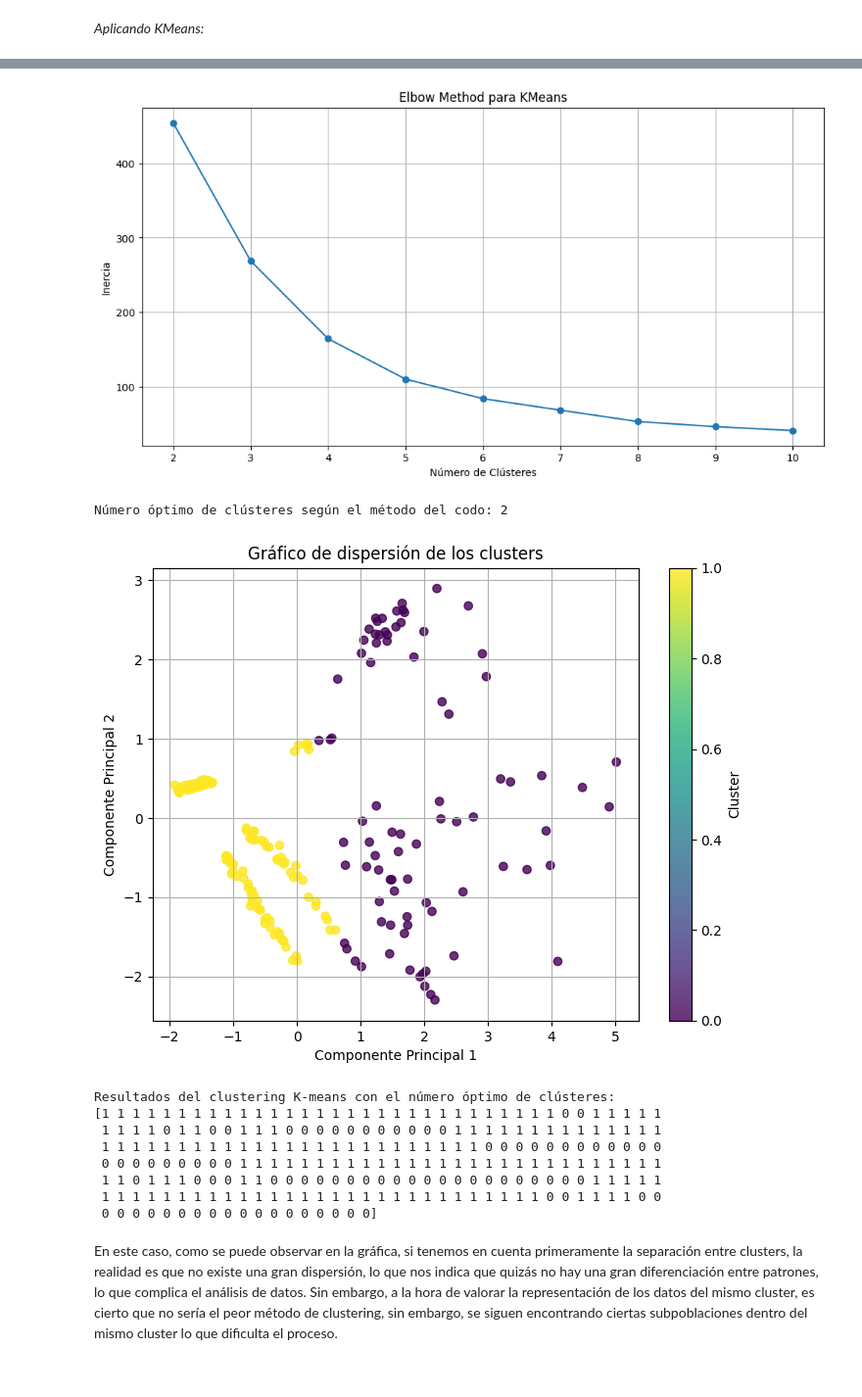
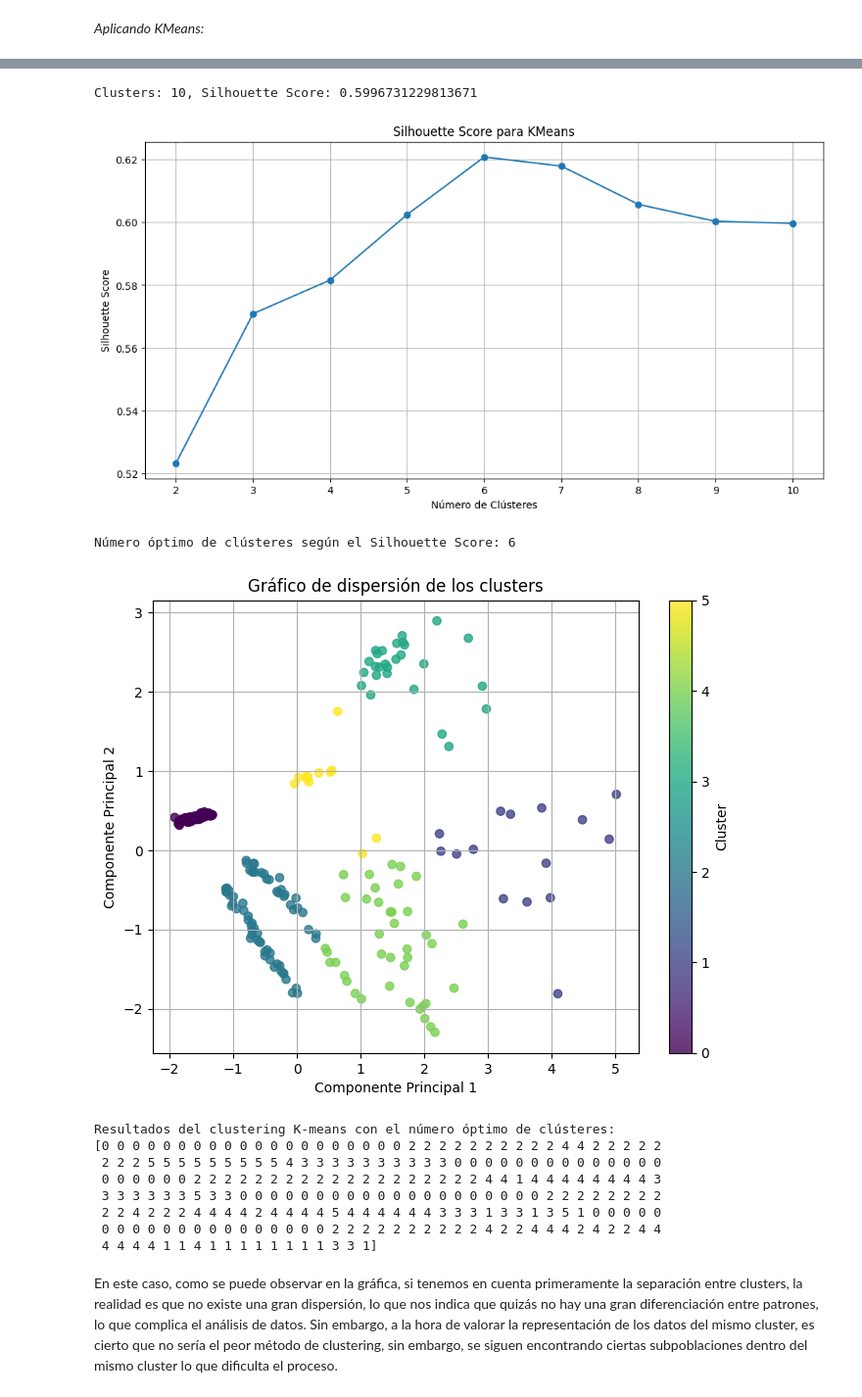
Before and after one commit to MigueLucena/Determinaci-n-Tipos-de-Estrellas, a Jupyter notebook: Practica2NT1.ipynb, the cells around one changed output, grey strips where cells are left out. Shown at 98% size. Drawn from its saved outputs; the diff is of its cells as text; code cells hidden in the pictures.

```diff
--- a/Practica2NT1.ipynb
+++ b/Practica2NT1.ipynb
@@ -169,7 +169,7 @@ def load_data(file_path):
 
     return data.values
 
-data = load_data("stars_data.csv")
+data_onehot = load_data("stars_data.csv")
 # %%
 
 # Medimos el tiempo de ejecución y comparar con la implementación de scikit-learn
@@ -243,7 +243,7 @@ n_clusters_range = range(2, max_clusters + 1)
 for n_clusters in n_clusters_range:
     start_time = time.time()
     kmeans = KMeans(n_clusters=n_clusters)
-    labels = kmeans.fit_predict(data)
+    labels = kmeans.fit_predict(data_onehot)
     end_time = time.time()
     execution_time = end_time - start_time
     silhouette = silhouette_score(data, labels)
@@ -1210,10 +1132,10 @@ for eps in eps_range:
     for min_samples in min_samples_range:
         clustering = DBSCAN(eps=eps, min_samples=min_samples)
         start_time = time.time()
-        labels = clustering.fit_predict(data_ordinal_pca)
+        labels = clustering.fit_predict(data_ordinal)
         end_time = time.time()
         execution_time = end_time - start_time
-        silhouette = silhouette_score(data_ordinal_pca, labels)
+        silhouette = silhouette_score(data_ordinal, labels)
         silhouette_values.append(silhouette)
         cluster_labels.append(labels)
         execution_times.append(execution_time)
@@ -1231,16 +1153,8 @@ print(f"Parámetros óptimos: eps={optimal_eps}, min_samples={optimal_min_sample
 
 # Ejecutar DBSCAN con los parámetros óptimos y mostrar resultados
 optimal_clustering = DBSCAN(eps=optimal_eps, min_samples=optimal_min_samples)
-optimal_labels = optimal_clustering.fit_predict(data_ordinal_pca)
+optimal_labels = optimal_clustering.fit_predict(data_ordinal)
 
-# Graficar los resultados del clustering con los parámetros óptimos
-plt.figure(figsize=(10, 7))
-scatter = plt.scatter(data_ordinal_pca[:, 0], data_ordinal_pca[:, 1], c=optimal_labels, cmap='viridis', marker='o')
-plt.title('DBSCAN Clustering Results')
-plt.xlabel('Feature 1')
-plt.ylabel('Feature 2')
-plt.colorbar(scatter)
-plt.show()
 
 # Imprimir los resultados del clustering con los parámetros óptimos
 print("Resultados del clustering DBSCAN con parámetros óptimos:")
@@ -1284,5 +1187,6 @@ Coeficiente de Silueta con parámetros óptimos: 0.7658912331435647
 # %%
 from sklearn.cluster import KMeans
+from sklearn.metrics import silhouette_score
 from sklearn.decomposition import PCA
 import numpy as np
 import matplotlib.pyplot as plt
@@ -1293,8 +1197,8 @@ import matplotlib.pyplot as plt
 pca = PCA(n_components=2)
 data_reduced = pca.fit_transform(data_onehot_pca)
 
-# Lista para almacenar los valores de inercia
-inertia_values = []
+# Lista para almacenar los valores de silueta
+silhouette_scores = []
 
 # Rango de número de clústeres a probar (desde 2)
 n_clusters_range = range(2, 11)  # Probamos desde 2 hasta 10 clústeres
@@ -1302,24 +1206,24 @@ n_clusters_range = range(2, 11)  # Probamos desde 2 hasta 10 clústeres
 for n_clusters in n_clusters_range:
     kmeans = KMeans(n_clusters=n_clusters, random_state=42)
     labels = kmeans.fit_predict(data_onehot_pca)
-    inertia = kmeans.inertia_
-    inertia_values.append(inertia)
-    print(f"Clusters: {n_clusters}, Inertia: {inertia}")
+    silhouette_avg = silhouette_score(data_onehot_pca, labels)
+    silhouette_scores.append(silhouette_avg)
+    print(f"Clusters: {n_clusters}, Silhouette Score: {silhouette_avg}")
 
-# Graficar la inercia en función del número de clústeres
+# Graficar el Silhouette Score en función del número de clústeres
 plt.figure(figsize=(12, 6))
-plt.plot(n_clusters_range, inertia_values, marker='o')
-plt.title('Elbow Method para KMeans')
+plt.plot(n_clusters_range, silhouette_scores, marker='o')
+plt.title('Silhouette Score para KMeans')
 plt.xlabel('Número de Clústeres')
-plt.ylabel('Inercia')
+plt.ylabel('Silhouette Score')
 plt.xticks(n_clusters_range)
 plt.grid(True)
 plt.show()
 
-# Encontrar el número óptimo de clústeres según el método del codo
-optimal_index = np.argmin(np.gradient(inertia_values))
+# Encontrar el número óptimo de clústeres según el Silhouette Score
+optimal_index = np.argmax(silhouette_scores)
 optimal_clusters = n_clusters_range[optimal_index]
-print(f"Número óptimo de clústeres según el método del codo: {optimal_clusters}")
+print(f"Número óptimo de clústeres según el Silhouette Score: {optimal_clusters}")
 
 # Ejecutar KMeans con el número óptimo de clústeres y mostrar resultados
 kmeans_optimal = KMeans(n_clusters=optimal_clusters, random_state=42)
@@ -1351,14 +1254,15 @@ Clusters: 10, Inertia: 40.85669990504615
+Clusters: 10, Silhouette Score: 0.5996731229813671
-[figure, old version]
+[figure, new version]
-Número óptimo de clústeres según el método del codo: 2
+Número óptimo de clústeres según el Silhouette Score: 6
-[figure, old version]
+[figure, new version]
-Resultados del clustering K-means con el número óptimo de clústeres:
-[1 1 1 1 1 1 1 1 1 1 1 1 1 1 1 1 1 1 1 1 1 1 1 1 1 1 1 1 1 1 0 0 1 1 1 1 1
- 1 1 1 1 0 1 1 0 0 1 1 1 0 0 0 0 0 0 0 0 0 0 0 1 1 1 1 1 1 1 1 1 1 1 1 1 1
- 1 1 1 1 1 1 1 1 1 1 1 1 1 1 1 1 1 1 1 1 1 1 1 1 1 0 0 0 0 0 0 0 0 0 0 0 0
- 0 0 0 0 0 0 0 0 0 1 1 1 1 1 1 1 1 1 1 1 1 1 1 1 1 1 1 1 1 1 1 1 1 1 1 1 1
- 1 1 0 1 1 1 0 0 0 1 1 0 0 0 0 0 0 0 0 0 0 0 0 0 0 0 0 0 0 0 0 0 1 1 1 1 1
- 1 1 1 1 1 1 1 1 1 1 1 1 1 1 1 1 1 1 1 1 1 1 1 1 1 1 1 1 1 0 0 1 1 1 1 0 0
- 0 0 0 0 0 0 0 0 0 0 0 0 0 0 0 0 0 0]
+Resultados del clustering K-means con el número óptimo de clústeres:
+[0 0 0 0 0 0 0 0 0 0 0 0 0 0 0 0 0 0 0 0 2 2 2 2 2 2 2 2 2 2 4 4 2 2 2 2 2
+ 2 2 2 5 5 5 5 5 5 5 5 5 4 3 3 3 3 3 3 3 3 3 3 0 0 0 0 0 0 0 0 0 0 0 0 0 0
+ 0 0 0 0 0 0 2 2 2 2 2 2 2 2 2 2 2 2 2 2 2 2 2 2 2 4 4 1 4 4 4 4 4 4 4 4 3
+ 3 3 3 3 3 3 5 3 3 0 0 0 0 0 0 0 0 0 0 0 0 0 0 0 0 0 0 0 0 2 2 2 2 2 2 2 2
+ 2 2 4 2 2 2 4 4 4 4 2 4 4 4 4 5 4 4 4 4 4 4 3 3 3 1 3 3 1 3 5 1 0 0 0 0 0
+ 0 0 0 0 0 0 0 0 0 0 0 0 0 0 0 2 2 2 2 2 2 2 2 2 2 4 2 2 4 4 4 2 4 2 2 4 4
+ 4 4 4 4 1 1 4 1 1 1 1 1 1 1 1 3 3 1]
 # %% [markdown]
 En este caso, como se puede observar en la gráfica, si tenemos en cuenta primeramente la separación entre clusters, la realidad es que no existe una gran dispersión, lo que nos indica que quizás no hay una gran diferenciación entre patrones, lo que complica el análisis de datos.
 Sin embargo, a la hora de valorar la representación de los datos del mismo cluster, es cierto que no sería el peor método de clustering, sin embargo, se siguen encontrando ciertas subpoblaciones dentro del mismo cluster lo que dificulta el proceso.
```
Also changed, not shown: parts of 28 cells of this notebook.
